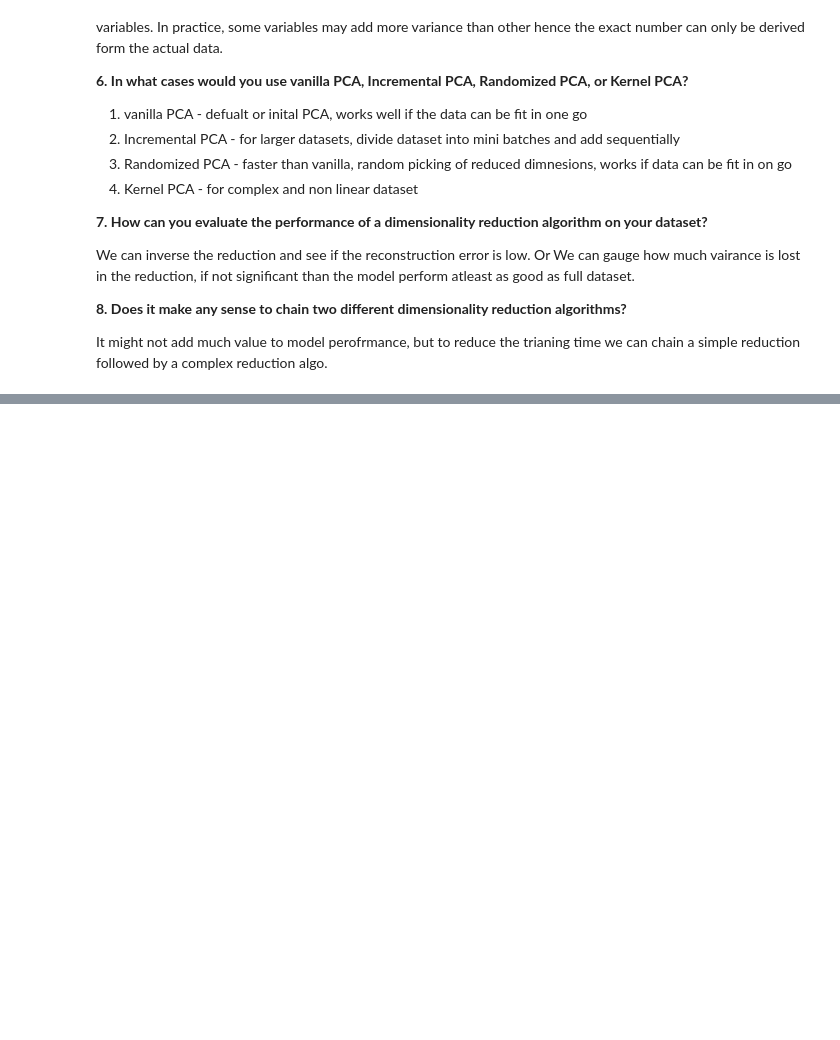
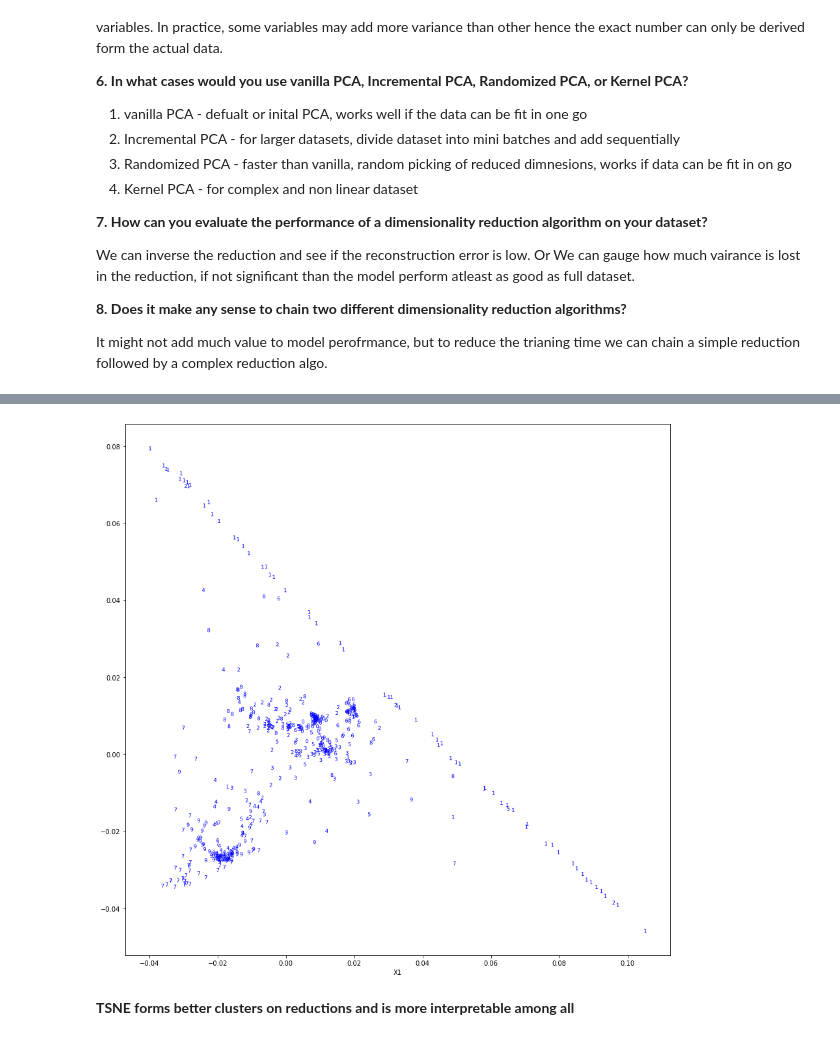
Before and after one commit to apurvasijaria/notes-and-codes-from-books, a Jupyter notebook: Hands-on-ML-with-scikit-learn-keras-tensorflow-2ndEd/Ch_08_dimensionality_reduction.ipynb, the cells around one changed output, grey strips where cells are left out. Cells and saved outputs as stored; diff of their text form; code cells hidden in the pictures; blank space fills up the shorter version.

```diff
--- a/Hands-on-ML-with-scikit-learn-keras-tensorflow-2ndEd/Ch_08_dimensionality_reduction.ipynb
+++ b/Hands-on-ML-with-scikit-learn-keras-tensorflow-2ndEd/Ch_08_dimensionality_reduction.ipynb
@@ -512,0 +675,10 @@ It might not add much value to model perofrmance, but to reduce the trianing tim
+# %%
+X = X_train_reduced[:500]
+y = y_train[:500]
+
+
+plot_simple(X,y)
+# %% [output]
+[figure, added]
+# %% [markdown]
+__TSNE forms better clusters on reductions and is more interpretable among all__
```
Also changed, not shown: parts of 19 cells of this notebook, 4 other files.
